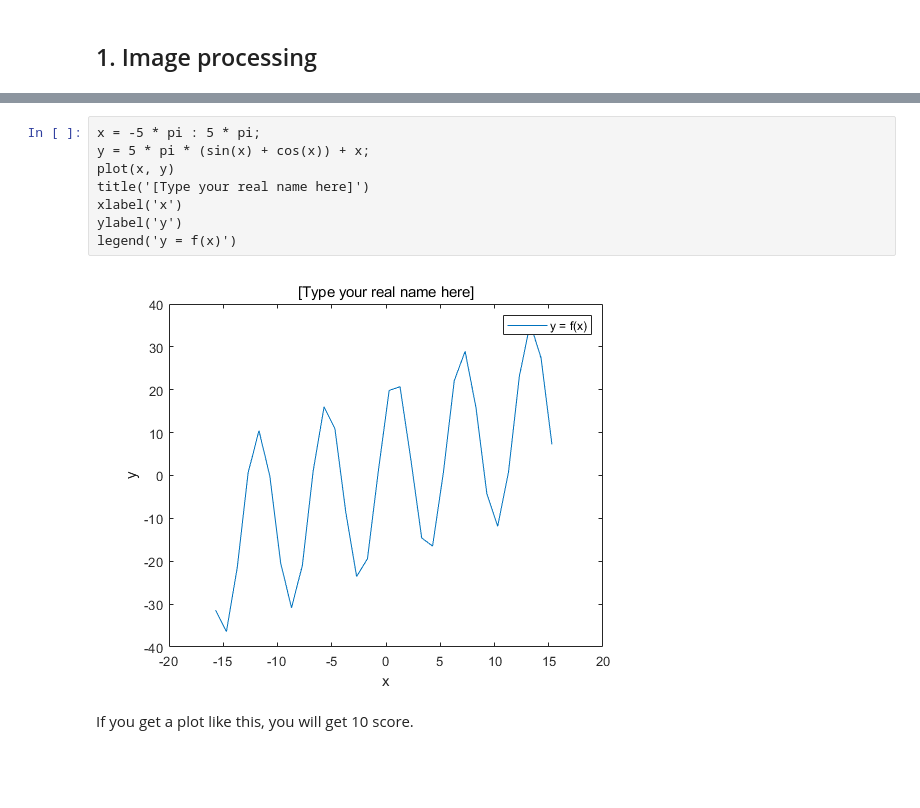
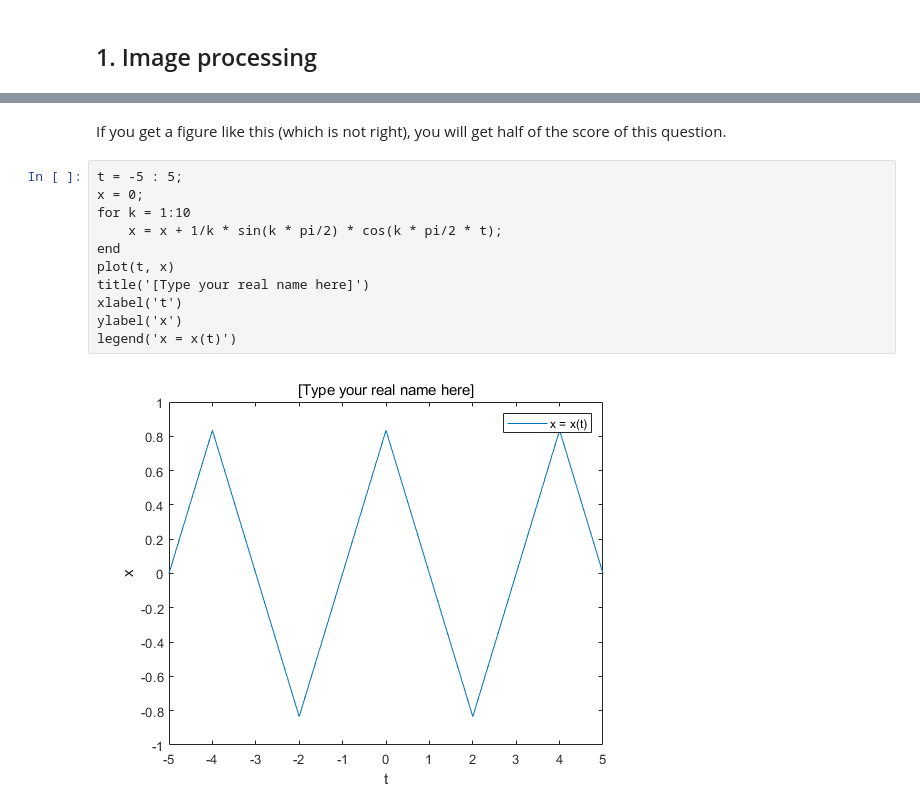
Before and after one commit to SunYufei/dipum2e, a Jupyter notebook: Extra/Final Exam/Exam with answer.ipynb, the cells around one changed output, grey strips where cells are left out. Cells and saved outputs as stored; diff of their text form; blank space fills up the shorter version.

```diff
--- a/Extra/Final Exam/Exam with answer.ipynb
+++ b/Extra/Final Exam/Exam with answer.ipynb
@@ -19,12 +100,15 @@ If you get a plot which is not smooth like this, you will get 8 score.
+# %% [markdown]
+If you get a figure like this (which is not right), you will get half of the score of this question.
 # %%
-x = -5 * pi : 5 * pi;
-y = 5 * pi * (sin(x) + cos(x)) + x;
-plot(x, y)
+t = -5 : 5;
+x = 0;
+for k = 1:10
+    x = x + 1/k * sin(k * pi/2) * cos(k * pi/2 * t);
+end
+plot(t, x)
 title('[Type your real name here]')
-xlabel('x')
-ylabel('y')
-legend('y = f(x)')
+xlabel('t')
+ylabel('x')
+legend('x = x(t)')
 # %% [output]
-[figure, old version]
+[figure, new version]
-# %% [markdown]
-If you get a plot like this, you will get 10 score.
```
Also changed, not shown: parts of 18 cells of this notebook, 28 other files.
